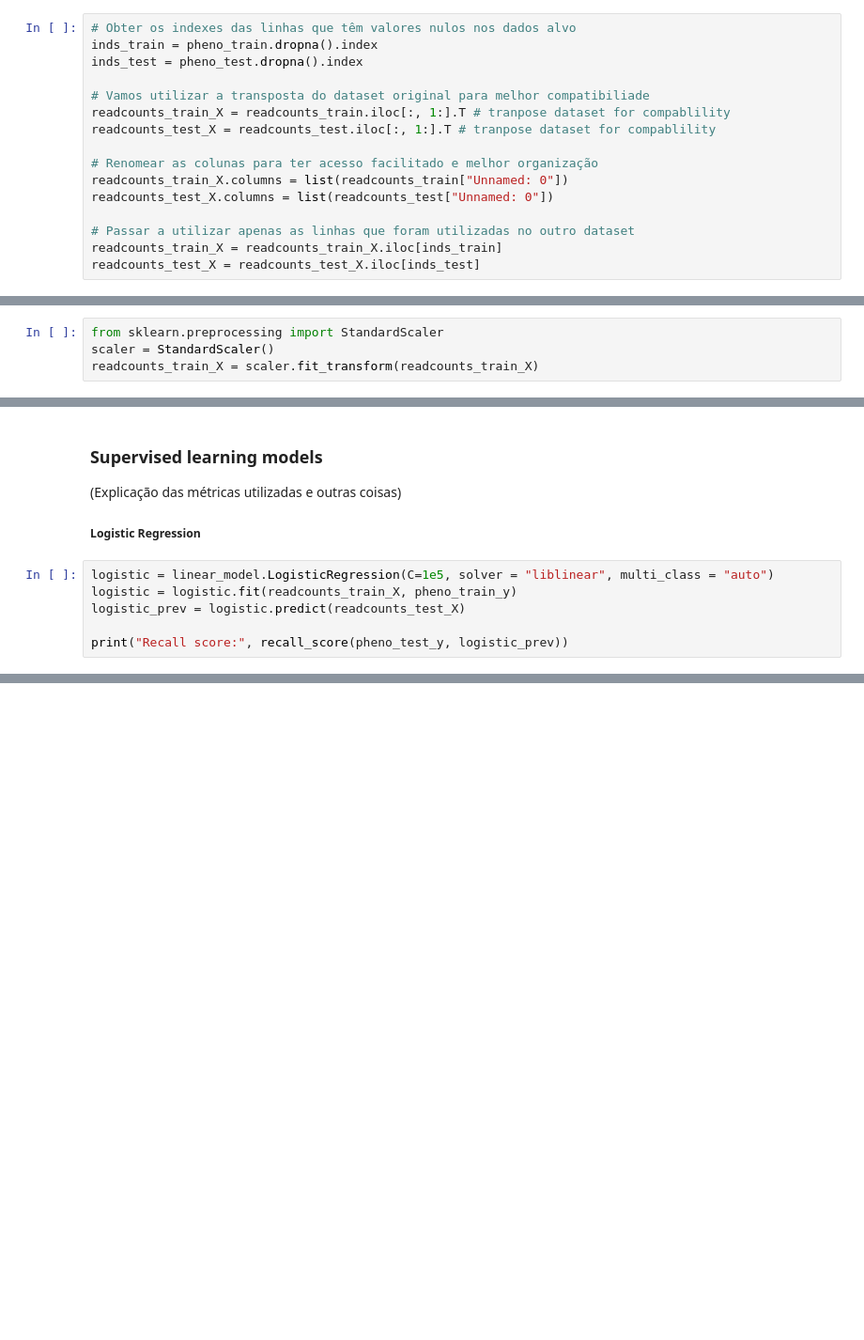
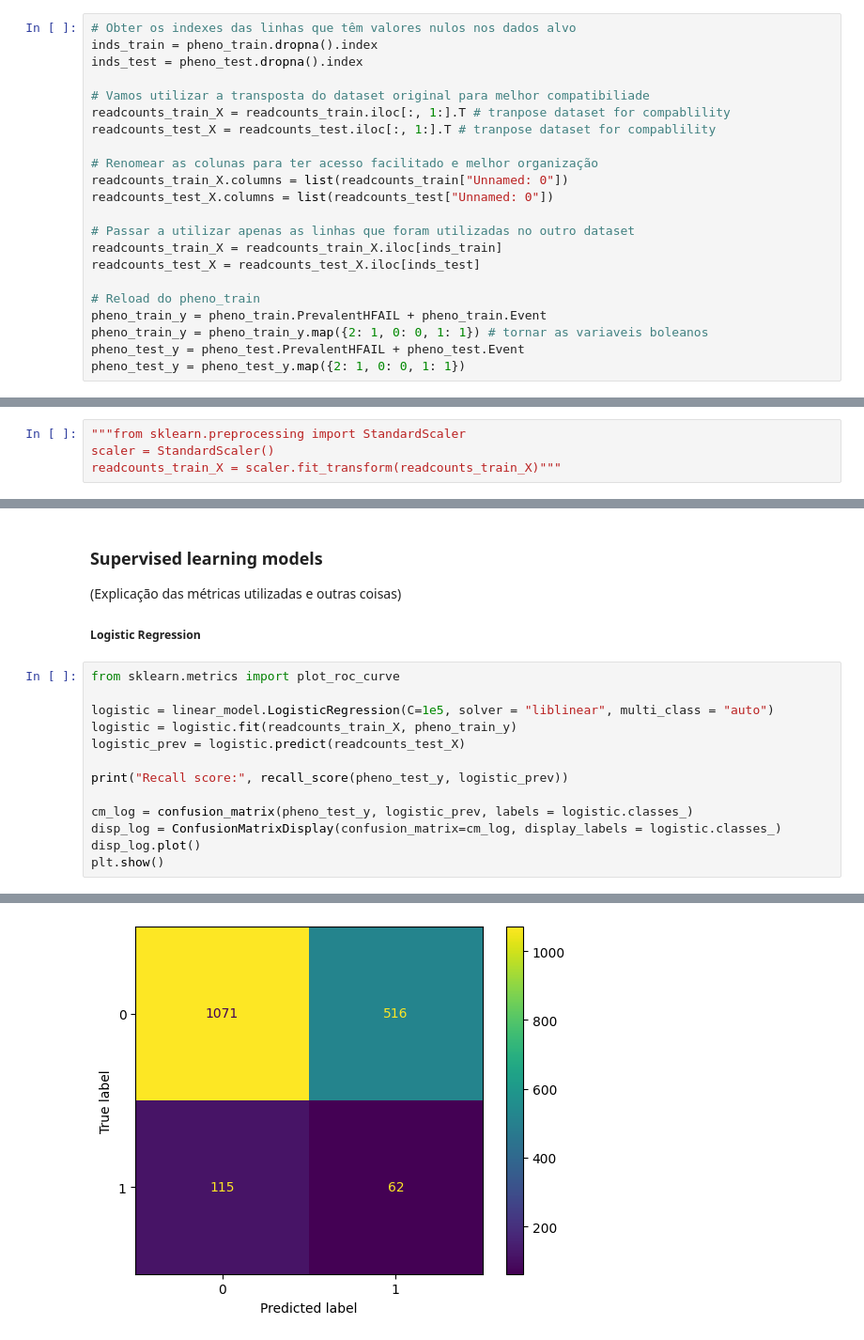
Before and after one commit to Malavita02/TrabalhoSIB, a Jupyter notebook: trabalho_sib.ipynb, the cells around one changed output, grey strips where cells are left out. Shown at 94% size. Cells and saved outputs as stored; diff of their text form; blank space fills up the shorter version.

Commit message:
[add] readcounts and fusion ML

```diff
--- a/trabalho_sib.ipynb
+++ b/trabalho_sib.ipynb
@@ -328,12 +456,18 @@ readcounts_test_X.columns = list(readcounts_test["Unnamed: 0"])
 # Passar a utilizar apenas as linhas que foram utilizadas no outro dataset
 readcounts_train_X = readcounts_train_X.iloc[inds_train]
 readcounts_test_X = readcounts_test_X.iloc[inds_test]
+
+# Reload do pheno_train
+pheno_train_y = pheno_train.PrevalentHFAIL + pheno_train.Event
+pheno_train_y = pheno_train_y.map({2: 1, 0: 0, 1: 1}) # tornar as variaveis boleanos
+pheno_test_y = pheno_test.PrevalentHFAIL + pheno_test.Event
+pheno_test_y = pheno_test_y.map({2: 1, 0: 0, 1: 1})
 # %% [markdown]
 Standardização dos dados de treino
 # %%
-from sklearn.preprocessing import StandardScaler
+"""from sklearn.preprocessing import StandardScaler
 scaler = StandardScaler()
-readcounts_train_X = scaler.fit_transform(readcounts_train_X)
+readcounts_train_X = scaler.fit_transform(readcounts_train_X)"""
 # %% [markdown]
 Os dados estão desbalanceados por isso aplicamos o SMOTE
 # %%
@@ -367,9 +501,16 @@ train_X_reduced.shape[1]
 (Explicação das métricas utilizadas e outras coisas)
 ##### Logistic Regression
 # %%
+from sklearn.metrics import plot_roc_curve
+
 logistic = linear_model.LogisticRegression(C=1e5, solver = "liblinear", multi_class = "auto")
 logistic = logistic.fit(readcounts_train_X, pheno_train_y)
 logistic_prev = logistic.predict(readcounts_test_X)
 
 print("Recall score:", recall_score(pheno_test_y, logistic_prev))
+
+cm_log = confusion_matrix(pheno_test_y, logistic_prev, labels = logistic.classes_)
+disp_log = ConfusionMatrixDisplay(confusion_matrix=cm_log, display_labels = logistic.classes_)
+disp_log.plot()
+plt.show()
 # %% [output]
@@ -376,0 +518 @@ ValueError: Found input variables with inconsistent numbers of samples: [3540, 6
+[figure, added]
```
Also changed, not shown: parts of 43 cells of this notebook, 1 other file.
